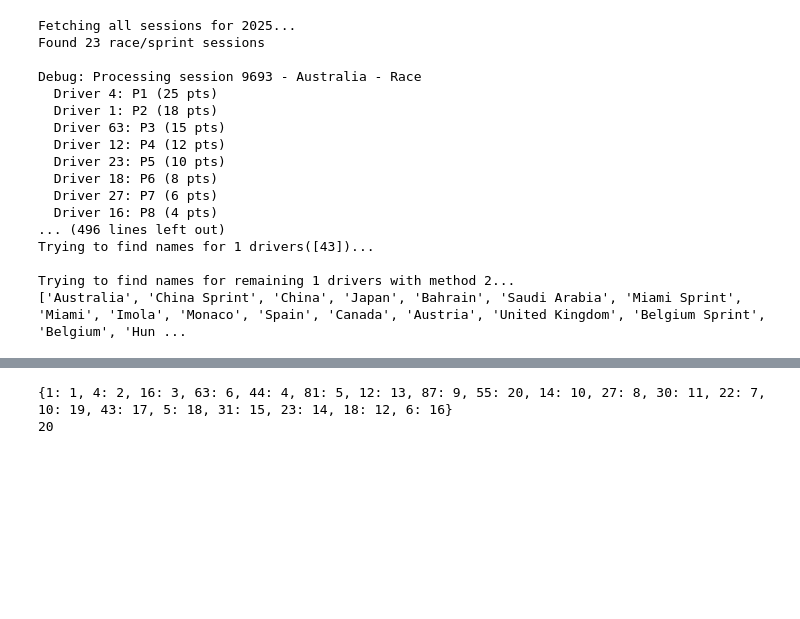
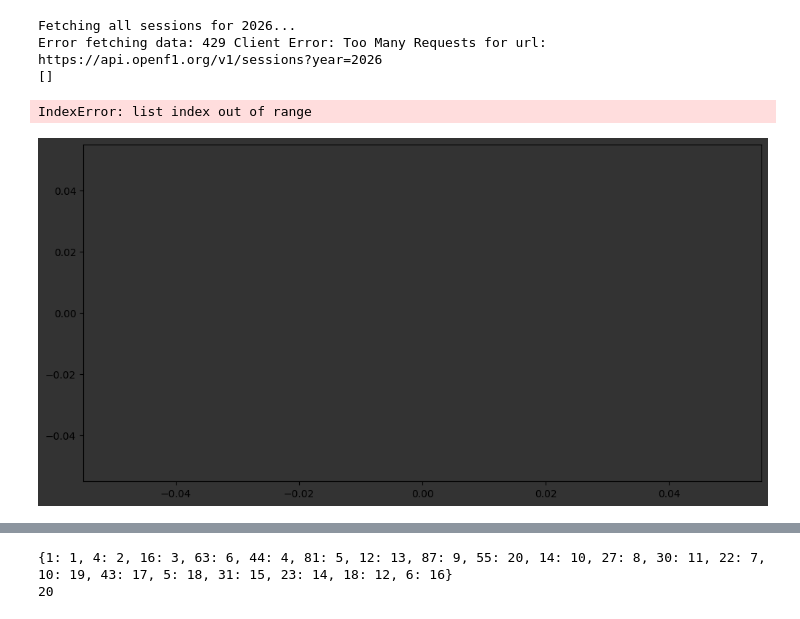
Before and after one commit to moncapiten/f1plots, a Jupyter notebook: backend/test1.ipynb, the cells around one changed output, grey strips where cells are left out. Saved outputs shown, nothing was run; the diff lists cells and outputs as text; code cells hidden in the pictures; blank space fills up the shorter version.

```diff
--- a/backend/test1.ipynb
+++ b/backend/test1.ipynb
@@ -643,26 +661,14 @@ Trying to find names for remaining 1 drivers with method 2...
 # %%
 from plotGenerator import generate_plots
 
 
-a, b = generate_plots(2025)
+a, b = generate_plots(2026)
 # %% [output]
-Fetching all sessions for 2025...
-Found 23 race/sprint sessions
-
-Debug: Processing session 9693 - Australia - Race
-  Driver 4: P1 (25 pts)
-  Driver 1: P2 (18 pts)
-  Driver 63: P3 (15 pts)
-  Driver 12: P4 (12 pts)
-  Driver 23: P5 (10 pts)
-  Driver 18: P6 (8 pts)
-  Driver 27: P7 (6 pts)
-  Driver 16: P8 (4 pts)
-... (496 lines left out)
-Trying to find names for 1 drivers([43])...
-
-Trying to find names for remaining 1 drivers with method 2...
-['Australia', 'China Sprint', 'China', 'Japan', 'Bahrain', 'Saudi Arabia', 'Miami Sprint', 'Miami', 'Imola', 'Monaco', 'Spain', 'Canada', 'Austria', 'United Kingdom', 'Belgium Sprint', 'Belgium', 'Hun ...
+Fetching all sessions for 2026...
+Error fetching data: 429 Client Error: Too Many Requests for url: https://api.openf1.org/v1/sessions?year=2026
+[]
+IndexError: list index out of range
+[figure, added]
 # %%
 from IPython.display import display, Image
 
```
Also changed, not shown: parts of 8 cells of this notebook, 1 other file.
